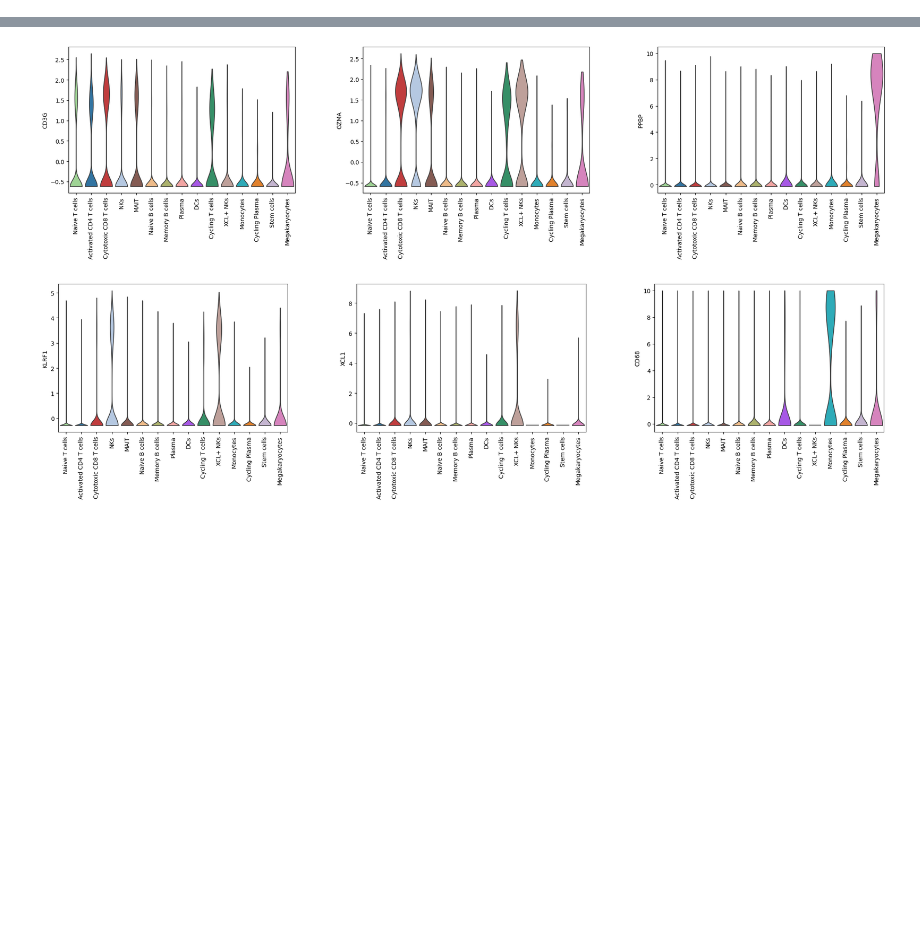
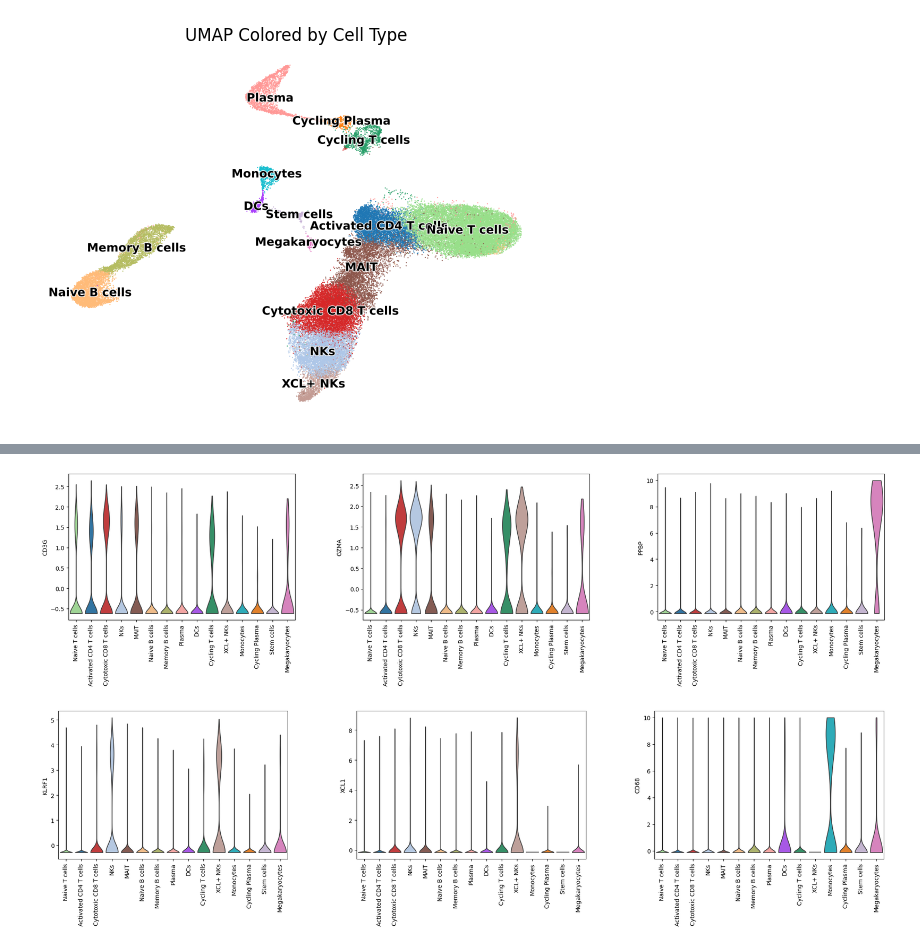
Before and after one commit to JeremiahGiordani/QCB311-Final, a Jupyter notebook: src/differential_expression.ipynb, the cells around one changed output, grey strips where cells are left out. Drawn from its saved outputs; the diff is of its cells as text; code cells hidden in the pictures; blank space fills up the shorter version.

```diff
--- a/src/differential_expression.ipynb
+++ b/src/differential_expression.ipynb
@@ -163,0 +132,12 @@ gene_to_index = {
+# %%
+sc.pl.umap(
+    adata,
+    color="cell_type_name",
+    legend_loc="on data",
+    title="UMAP Colored by Cell Type",
+    frameon=False,
+    legend_fontsize="small",
+    legend_fontoutline=1
+)
+# %% [output]
+[figure, added]
```
Also changed, not shown: parts of 24 cells of this notebook, 4 other files.
